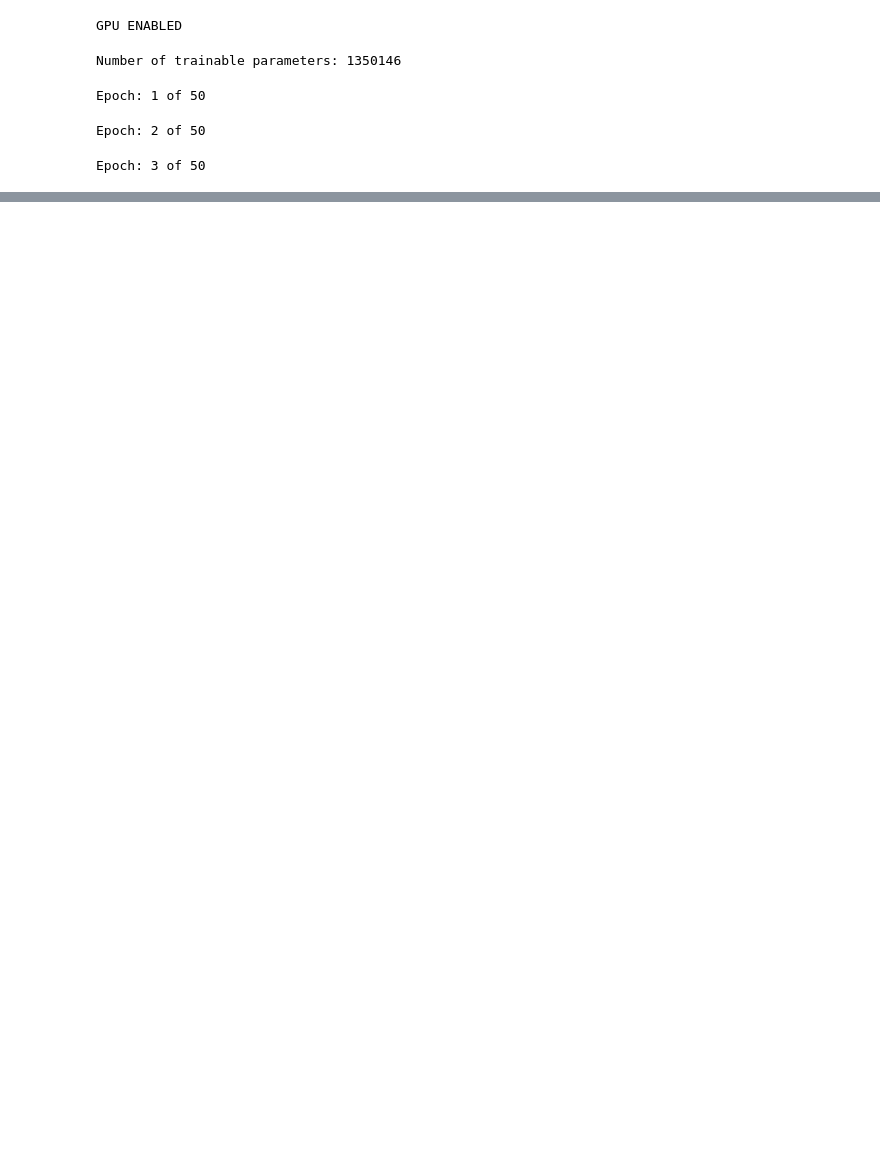
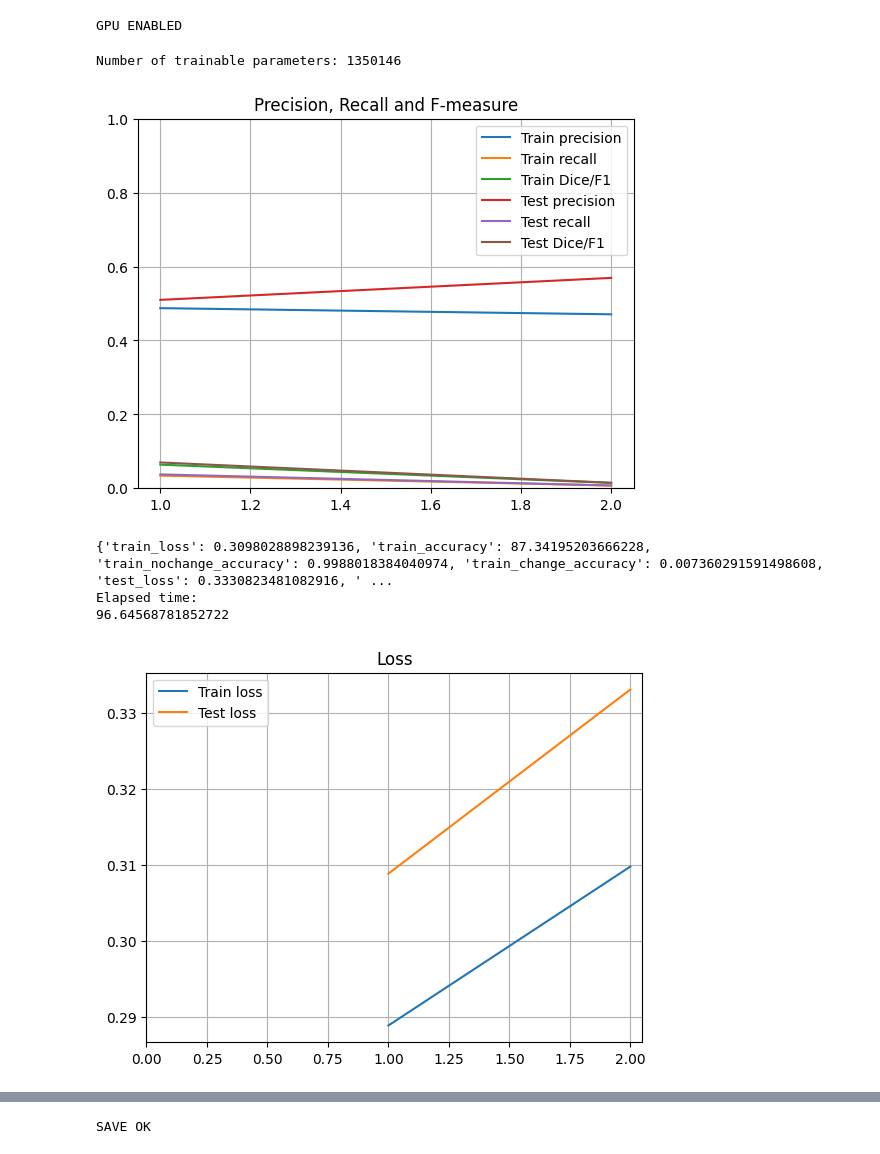
Before and after one commit to heesangh/S23-AML-Project, a Jupyter notebook: change_detection.ipynb, the cells around one changed output, grey strips where cells are left out. Drawn from its saved outputs; the diff is of its cells as text; code cells hidden in the pictures; blank space fills up the shorter version.

```diff
--- a/change_detection.ipynb
+++ b/change_detection.ipynb
@@ -37,7 +37,7 @@ LOAD_TRAINED = False
 DATA_AUG = True
 BATCH_SIZE = 32
 PATCH_SIDE = 96
-N_EPOCHS = 50
+N_EPOCHS = 2
 NORMALISE_IMGS = True
 TRAIN_STRIDE = int(PATCH_SIDE/2) - 1
 # %%
@@ -93,17 +93,21 @@ model = Model(
     criterion=criterion,
 )
 # %%
+from matplotlib import pyplot as plt
+
 if LOAD_TRAINED:
-    net.load_state_dict(torch.load('net_final.pth.tar'))
+    net.load_state_dict(torch.load('siam_diff.tar'))
     print('LOAD OK')
 else:
     t_start = time.time()
     out_dic = model.train()
     t_end = time.time()
     print(out_dic)
     print('Elapsed time:')
     print(t_end - t_start)
 # %% [output]
+[figure, added]
-Epoch: 1 of 50
+{'train_loss': 0.3098028898239136, 'train_accuracy': 87.34195203666228, 'train_nochange_accuracy': 0.9988018384040974, 'train_change_accuracy': 0.007360291591498608, 'test_loss': 0.3330823481082916, ' ...
+Elapsed time:
+96.64568781852722
-Epoch: 2 of 50
-Epoch: 3 of 50
+[figure, added]
@@ -111,6 +118,8 @@ Epoch: 3 of 50
 if not LOAD_TRAINED:
     torch.save(model.model.state_dict(), 'net_final.pth.tar')
     print('SAVE OK')
+# %% [output]
+SAVE OK
 # %%
 # Inference on test images
 def save_test_results(dset):
```
Also changed, not shown: parts of 3 cells of this notebook, 3 other files.
